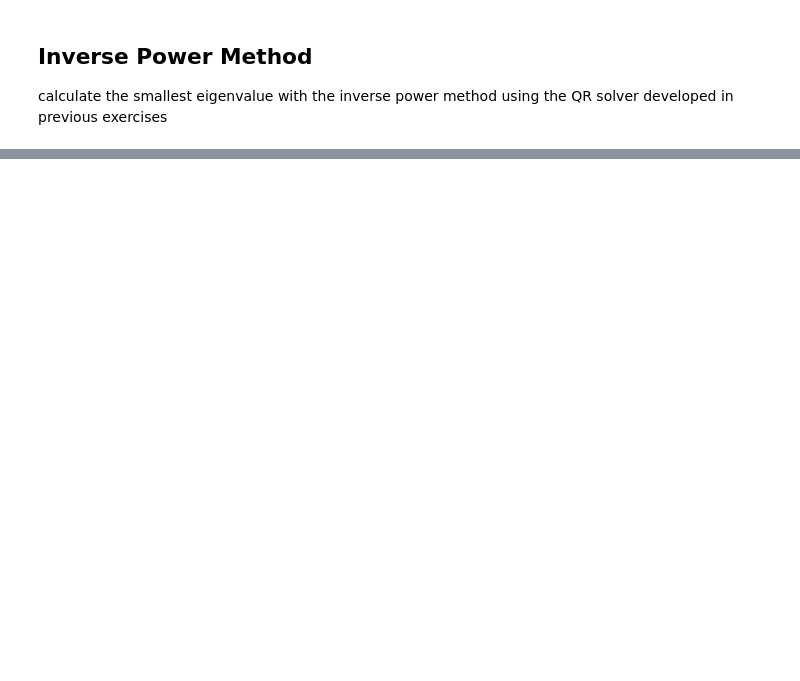
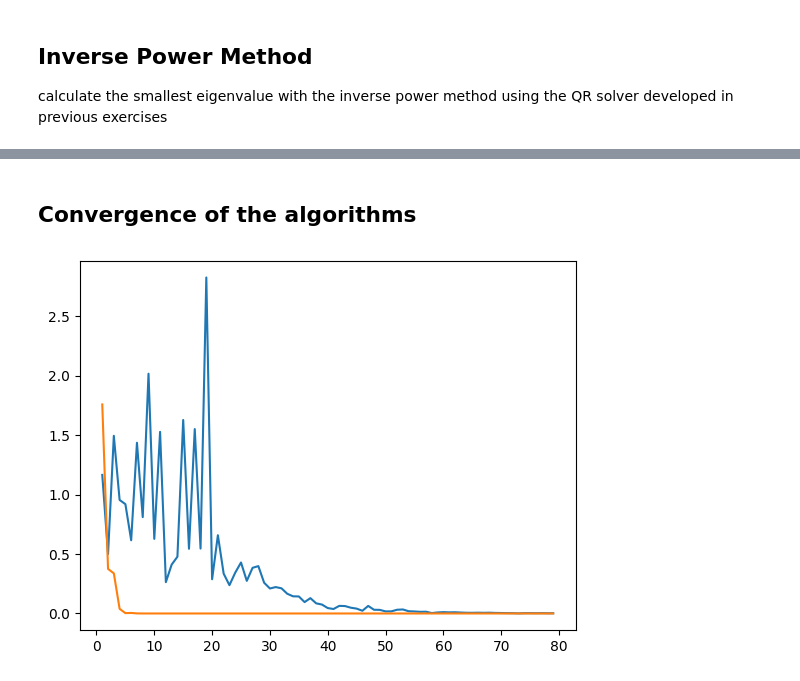
Before and after one commit to mvolpato-unimib/Lab_comp, a Jupyter notebook: ex6/power_mth.ipynb, the cells around one changed output, grey strips where cells are left out. Cells and saved outputs as stored; diff of their text form; code cells hidden in the pictures; blank space fills up the shorter version.

```diff
--- a/ex6/power_mth.ipynb
+++ b/ex6/power_mth.ipynb
@@ -210,3 +177,50 @@ eig_vect = [ 1.0635115 -0.05265637j -0.11242583-0.43133197j -0.21526741-0.034876
   -0.08392438-3.70033888e-01j]
  [ 0.56928302+5.72035837e-02j  0.14944007-7.84762946e-01j
   -0.18220121-3.55259355e-02j]]
+# %% [markdown]
+## **Convergence of the algorithms**
+# %%
+def power_n(A_in, n):
+    A = np.copy(A_in)
+    x_0 = np.random.rand(len(A))    # choice of a random vector
+    y = x_0 / np.sqrt(x_0@x_0)      # the vector is chosen normalised
+    lamb = 1
+
+    for i in range(n):
+        y = A @ y
+        y = y / np.sqrt(y@y)
+        lamb = y.T @ A @ y     # y is normalised --> lamb1 is the next eigval
+
+    return lamb
+
+
+def inv_power_n(A_in, n):
+    A = np.copy(A_in)
+    Q, R = QR_dec(A)
+    x_k = np.random.rand(len(A))
+    x_k = x_k / np.sqrt(x_k@x_k)
+    lamb = 0
+    for i in range(n):
+        d = Q.conj().T @ x_k
+        x_k1 = back_subst(R, d)
+        num = x_k.conj().T @ x_k
+        den = x_k.conj().T @ x_k1
+        x_k1 = x_k1 / np.sqrt(x_k1@x_k1)
+        x_k = x_k1
+        lamb = num / den
+
+    return lamb
+
+xcoo = np.arange(1, 80)
+arr_pow = []
+arr_inv = []
+for i in xcoo:
+    arr_pow.append(abs(power_n(A_test, i) / maxeig_val - 1))
+    arr_inv.append(abs(inv_power_n(A_test, i) / mineig_val - 1))
+
+
+plt.plot(xcoo, arr_pow)
+plt.plot(xcoo, arr_inv)
+plt.show()
+# %% [output]
+[figure, added]
```
Also changed, not shown: parts of 5 cells of this notebook, 1 other file.
